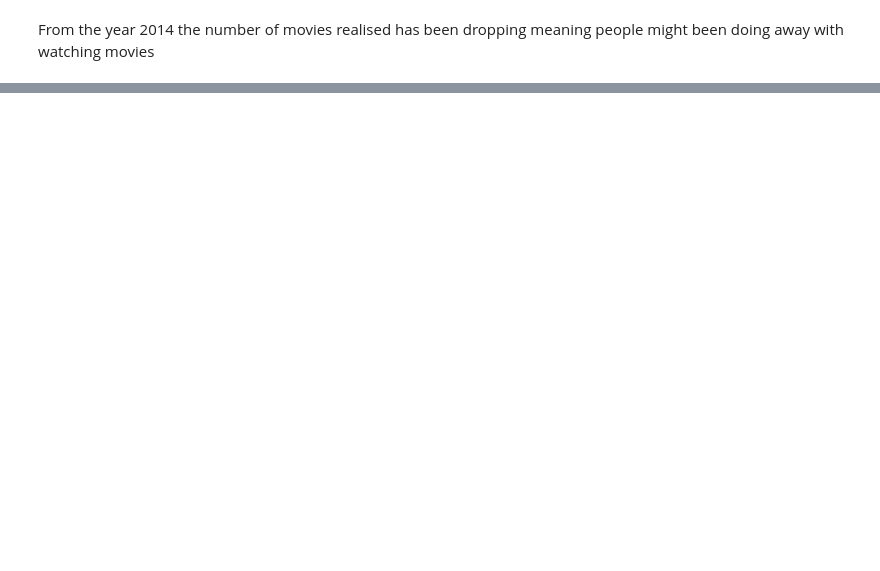
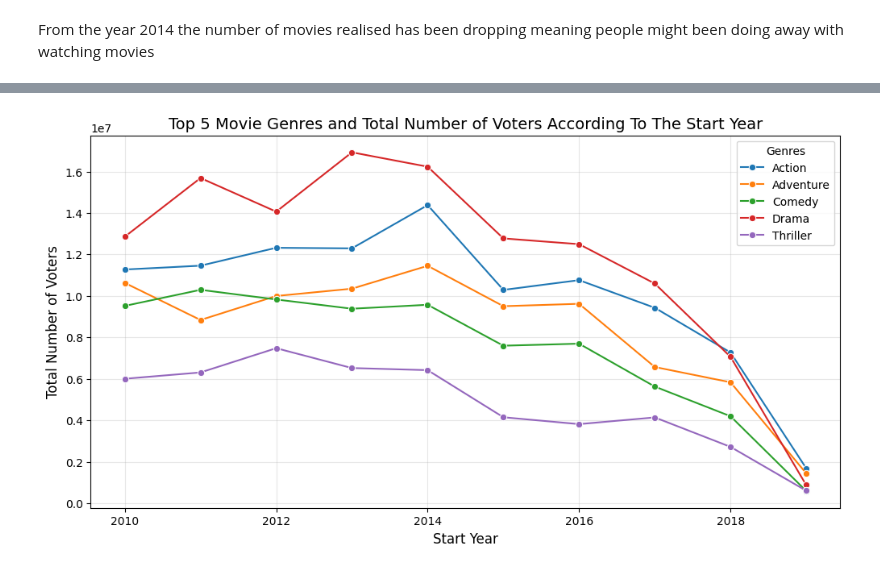
Before and after one commit to Owiti-Charles/Movie_Analysis, a Jupyter notebook: student.ipynb, the cells around one changed output, grey strips where cells are left out. Saved outputs shown, nothing was run; the diff lists cells and outputs as text; code cells hidden in the pictures; blank space fills up the shorter version.

```diff
--- a/student.ipynb
+++ b/student.ipynb
@@ -351,0 +394,25 @@ From the year 2014 the number of movies realised has been dropping meaning peopl
+# %%
+# Group by genre and get the top 5 with the highest total voters
+top_genres = genre_df.groupby('genres')['numvotes'].sum().nlargest(5).index
+
+# Filter data for only these top 5 genres
+filtered_data = genre_df[genre_df['genres'].isin(top_genres)]
+
+# Group by year and genre to get total votes per year
+votes_over_years = filtered_data.groupby(['start_year', 'genres'])['numvotes'].sum().reset_index()
+
+# Plot line chart
+plt.figure(figsize=(12,6))
+sns.lineplot(data=votes_over_years, x='start_year', y='numvotes', hue='genres', marker='o', palette='tab10')
+
+# Labels and title
+plt.xlabel('Start Year', fontsize=12)
+plt.ylabel('Total Number of Voters', fontsize=12)
+plt.title('Top 5 Movie Genres and Total Number of Voters According To The Start Year', fontsize=14)
+plt.legend(title="Genres")
+plt.grid(alpha=0.3)
+
+# Show plot
+plt.show()
+# %% [output]
+[figure, added]
```
Also changed, not shown: parts of 14 cells of this notebook.
